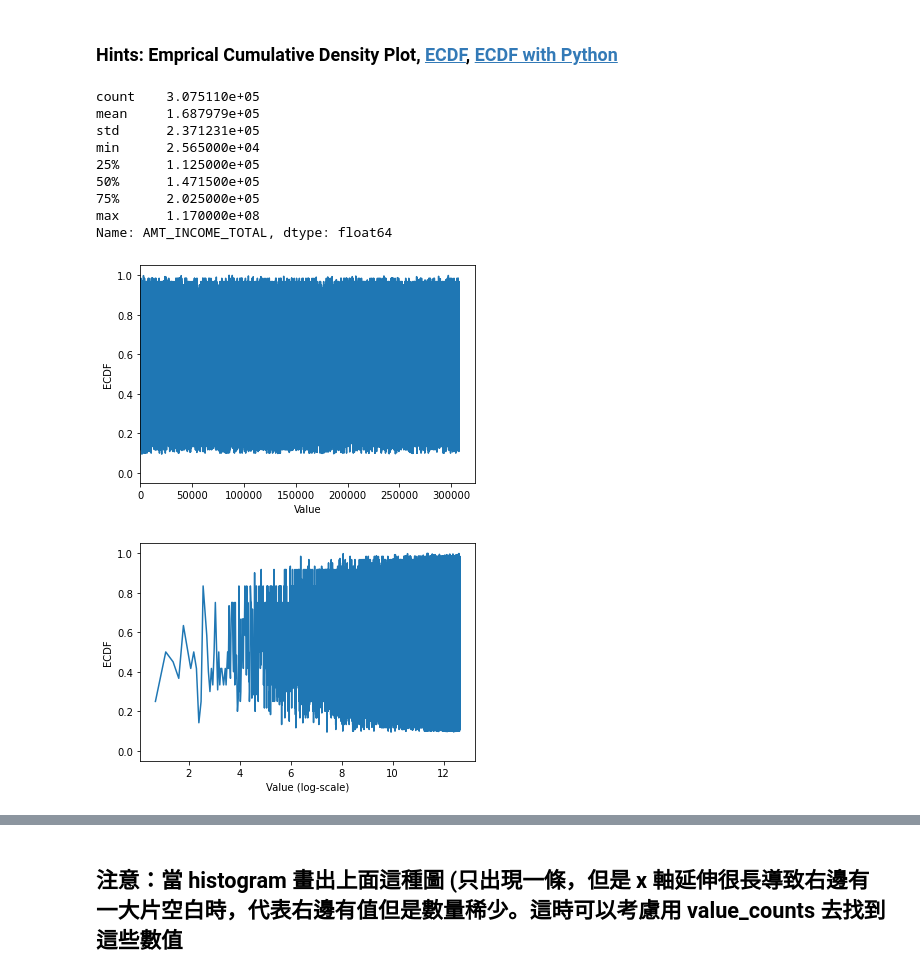
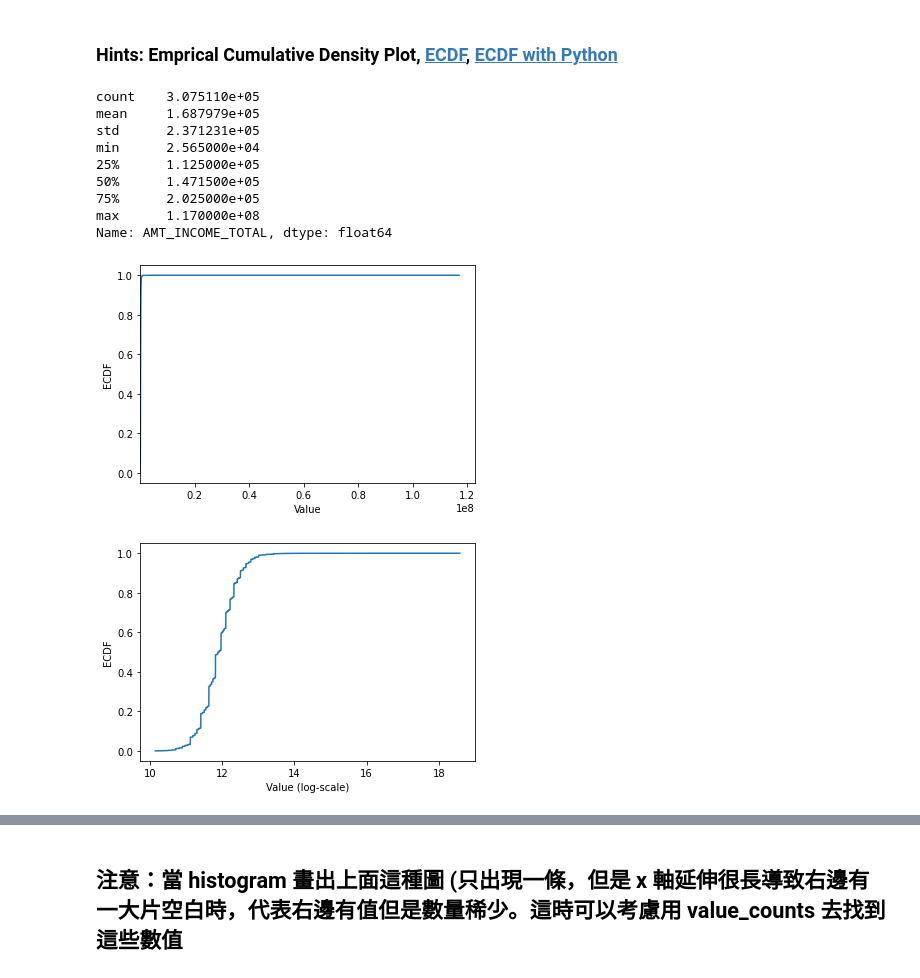
Before and after one commit to dj94xk41234/ML100Days, a Jupyter notebook: homework/Day_009_HW.ipynb, the cells around one changed output, grey strips where cells are left out. Cells and saved outputs as stored; diff of their text form; code cells hidden in the pictures.

```diff
--- a/homework/Day_009_HW.ipynb
+++ b/homework/Day_009_HW.ipynb
@@ -109,44 +95,40 @@ print(app_train['AMT_INCOME_TOTAL'].describe())
 
 
 # 繪製 Empirical Cumulative Density Plot (ECDF)
-
-
-app_train.loc[app_train['AMT_ANNUITY']<app_train['AMT_ANNUITY'].quantile(0.99)]['AMT_ANNUITY']
 """
 YOUR CODE HERE
 
 """
-cdf = app_train.loc[app_train['AMT_INCOME_TOTAL']<app_train['AMT_INCOME_TOTAL'].quantile(0.9)]['AMT_INCOME_TOTAL']
-
+cdf = app_train.AMT_INCOME_TOTAL.value_counts().sort_index().cumsum()
 
 plt.plot(list(cdf.index), cdf/cdf.max())
 plt.xlabel('Value')
 plt.ylabel('ECDF')
 plt.xlim([cdf.index.min(), cdf.index.max() * 1.05]) # 限制顯示圖片的範圍
 plt.ylim([-0.05,1.05]) # 限制顯示圖片的範圍
 
 plt.show()
 
 # 改變 y 軸的 Scale, 讓我們可以正常檢視 ECDF
 plt.plot(np.log(list(cdf.index)), cdf/cdf.max())
 plt.xlabel('Value (log-scale)')
 plt.ylabel('ECDF')
 
 plt.ylim([-0.05,1.05]) # 限制顯示圖片的範圍
 
 plt.show()
 # %% [output]
 count    3.075110e+05
 mean     1.687979e+05
 std      2.371231e+05
 min      2.565000e+04
 25%      1.125000e+05
 50%      1.471500e+05
 75%      2.025000e+05
 max      1.170000e+08
 Name: AMT_INCOME_TOTAL, dtype: float64
-[figure, old version]
+[figure, new version]
-[figure, old version]
+[figure, new version]
 # %% [markdown]
 ## 補充：Normal dist 的 ECDF
 ![ecdf_normal](https://au.mathworks.com/help/examples/stats/win64/PlotEmpiricalCdfAndCompareWithSamplingDistributionExample_01.png)
```
Also changed, not shown: parts of 8 cells of this notebook.
